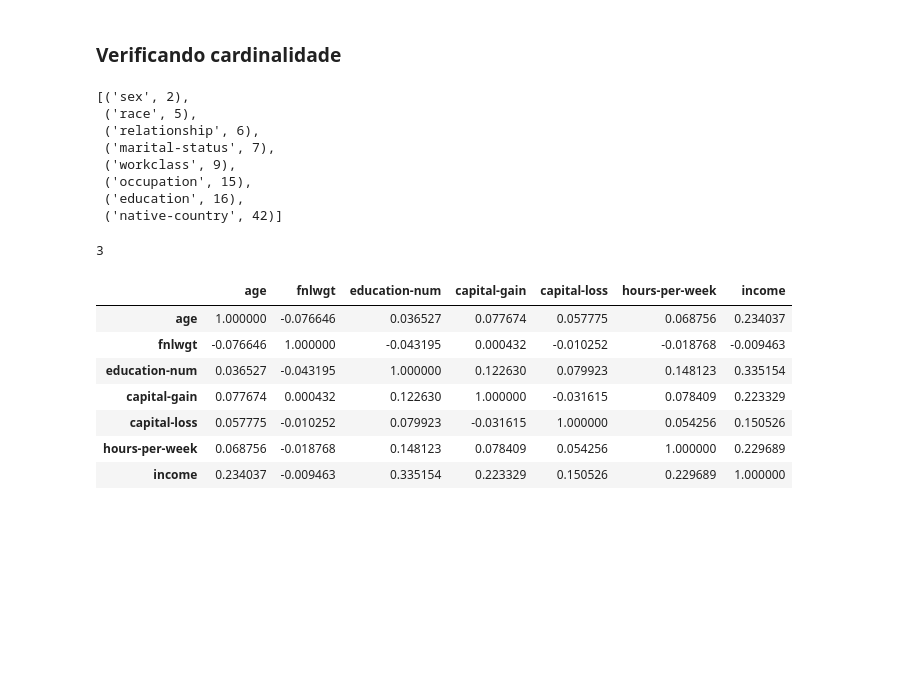
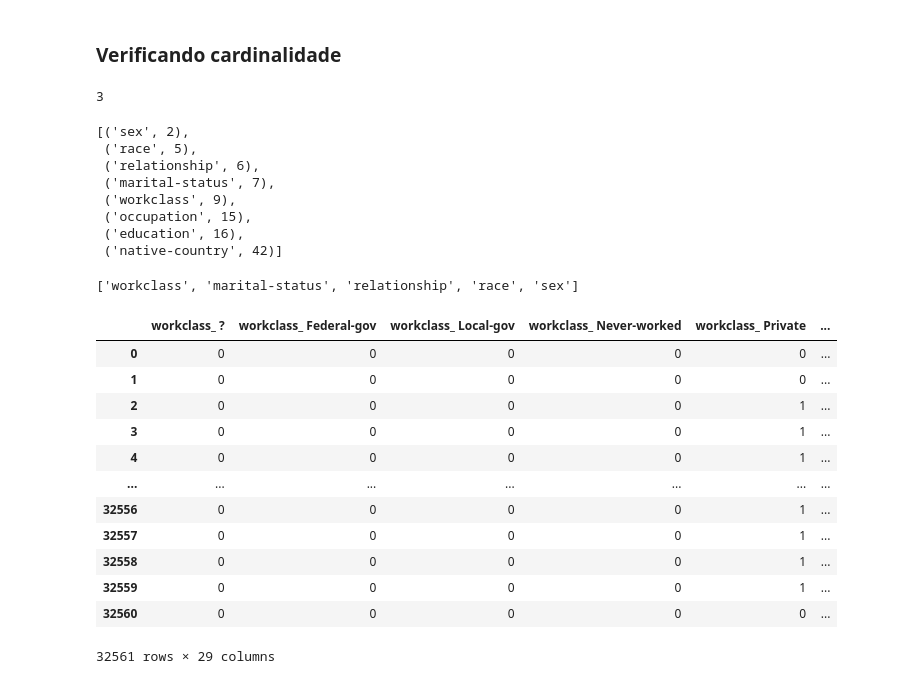
Before and after one commit to Feliboot/rec_padroes, a Jupyter notebook: Analises.ipynb, the cells around one changed output. Saved outputs shown, nothing was run; the diff lists cells and outputs as text; code cells hidden in the pictures; blank space fills up the shorter version.

```diff
--- a/Analises.ipynb
+++ b/Analises.ipynb
@@ -486,6 +459,17 @@ sns.distplot(fitted_data)
 ### Verificando cardinalidade
 # %%
 df['native-country'].value_counts()
+# %%
+##Quantidade de colunas que passam de 10 valores diferentes dentro dela, julgo cardinalidade 10 como um valor limite para
+##utilizar One-Hot encoder, por exemplo, mas é algo a ser discutido e estudado.
+object_cols = [col for col in df.columns if df[col].dtype == "object"]
+count=0
+for col in object_cols:
+    if df[col].nunique() > 10:
+        count+=1
+count
+# %% [output]
+3
 # %%
 ## Coletando para as colunas object, o numero de diferentes valores para a coluna.
 object_nunique = list(map(lambda col: df[col].nunique(), object_cols))
@@ -503,25 +487,30 @@ sorted(d.items(), key=lambda x: x[1])
  ('occupation', 15),
  ('education', 16),
  ('native-country', 42)]
-# %%
-##Quantidade de colunas que passam de 10 valores diferentes dentro dela, julgo cardinalidade 10 como um valor limite para
-##utilizar One-Hot encoder, por exemplo, mas é algo a ser discutido e estudado.
-object_cols = [col for col in df.columns if df[col].dtype == "object"]
-count=0
-for col in object_cols:
-    if df[col].nunique() > 10:
-        count+=1
-count
-# %% [output]
-3
-# %%
-dfClass.corr()
-# %% [output]
-|  | age | fnlwgt | education-num | capital-gain | capital-loss | hours-per-week | income |
-| age | 1.000000 | -0.076646 | 0.036527 | 0.077674 | 0.057775 | 0.068756 | 0.234037 |
-| fnlwgt | -0.076646 | 1.000000 | -0.043195 | 0.000432 | -0.010252 | -0.018768 | -0.009463 |
-| education-num | 0.036527 | -0.043195 | 1.000000 | 0.122630 | 0.079923 | 0.148123 | 0.335154 |
-| capital-gain | 0.077674 | 0.000432 | 0.122630 | 1.000000 | -0.031615 | 0.078409 | 0.223329 |
-| capital-loss | 0.057775 | -0.010252 | 0.079923 | -0.031615 | 1.000000 | 0.054256 | 0.150526 |
-| hours-per-week | 0.068756 | -0.018768 | 0.148123 | 0.078409 | 0.054256 | 1.000000 | 0.229689 |
-| income | 0.234037 | -0.009463 | 0.335154 | 0.223329 | 0.150526 | 0.229689 | 1.000000 |
+# %%
+colToEncode = []
+for col in object_cols:
+    if df[col].nunique() <= 10:
+        colToEncode.append(col)
+# %%
+colToEncode
+# %% [output]
+['workclass', 'marital-status', 'relationship', 'race', 'sex']
+# %%
+testDummies = pd.get_dummies(df[colToEncode], prefix=colToEncode)
+# %%
+testDummies
+# %% [output]
+|  | workclass_ ? | workclass_ Federal-gov | workclass_ Local-gov | workclass_ Never-worked | workclass_ Private | ... |
+| 0 | 0 | 0 | 0 | 0 | 0 | ... |
+| 1 | 0 | 0 | 0 | 0 | 0 | ... |
+| 2 | 0 | 0 | 0 | 0 | 1 | ... |
+| 3 | 0 | 0 | 0 | 0 | 1 | ... |
+| 4 | 0 | 0 | 0 | 0 | 1 | ... |
+| ... | ... | ... | ... | ... | ... | ... |
+| 32556 | 0 | 0 | 0 | 0 | 1 | ... |
+| 32557 | 0 | 0 | 0 | 0 | 1 | ... |
+| 32558 | 0 | 0 | 0 | 0 | 1 | ... |
+| 32559 | 0 | 0 | 0 | 0 | 1 | ... |
+| 32560 | 0 | 0 | 0 | 0 | 0 | ... |
+32561 rows × 29 columns
```
Also changed, not shown: parts of 43 cells of this notebook.
